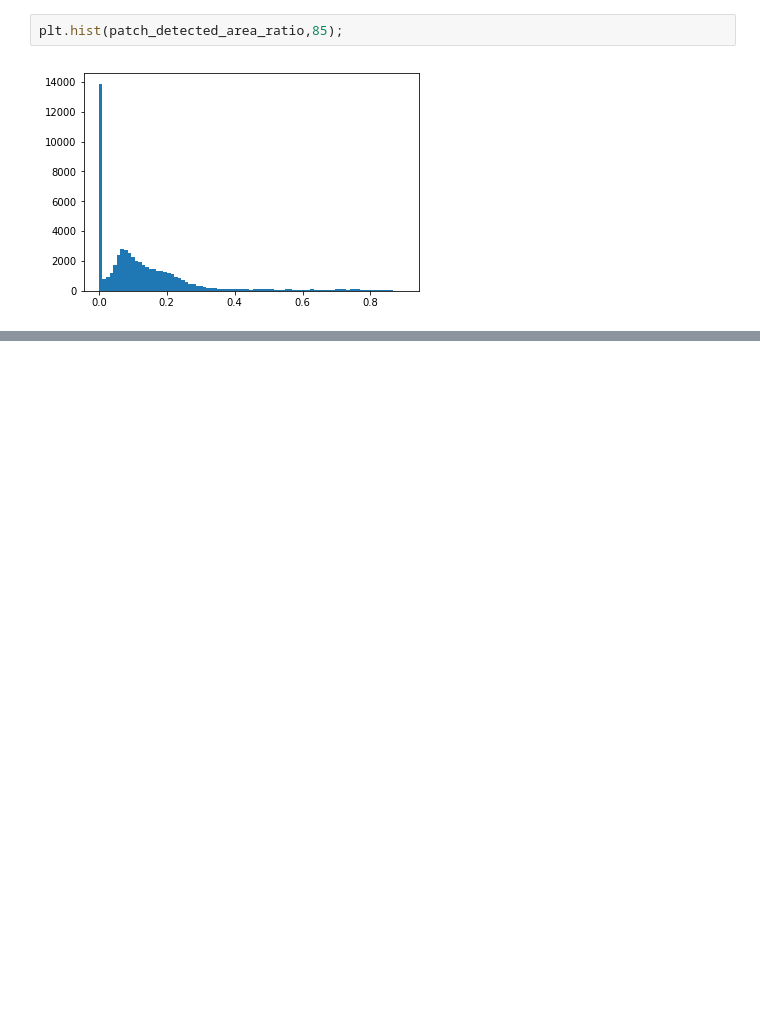
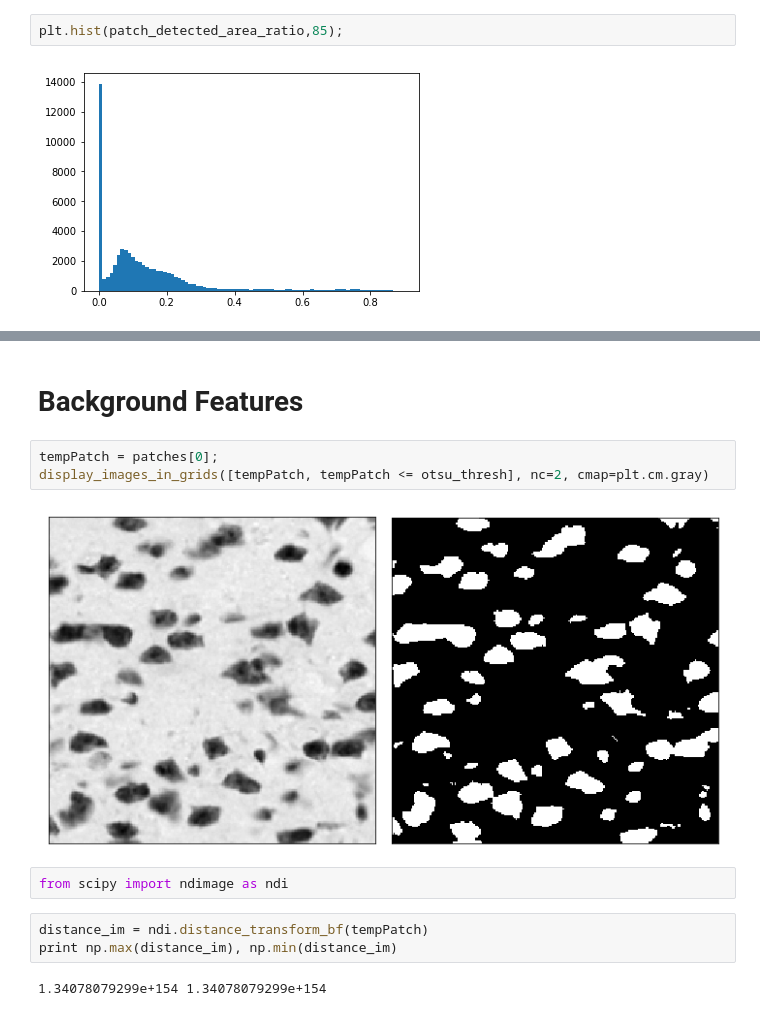
Before and after one commit to xiangjiph/MouseBrainAtlas, a Jupyter notebook: XJ/Extract_background_features.ipynb, the cells around one changed output, grey strips where cells are left out. Saved outputs shown, nothing was run; the diff lists cells and outputs as text; blank space fills up the shorter version.

```diff
--- a/XJ/Extract_background_features.ipynb
+++ b/XJ/Extract_background_features.ipynb
@@ -199,0 +235,14 @@ plt.hist(patch_detected_area_ratio,85);
+# %% [markdown]
+# Background Features
+# %%
+tempPatch = patches[0];
+display_images_in_grids([tempPatch, tempPatch <= otsu_thresh], nc=2, cmap=plt.cm.gray)
+# %% [output]
+[figure, added]
+# %%
+from scipy import ndimage as ndi
+# %%
+distance_im = ndi.distance_transform_bf(tempPatch)
+print np.max(distance_im), np.min(distance_im)
+# %% [output]
+1.34078079299e+154 1.34078079299e+154
```
Also changed, not shown: parts of 7 cells of this notebook, 1 other file.
